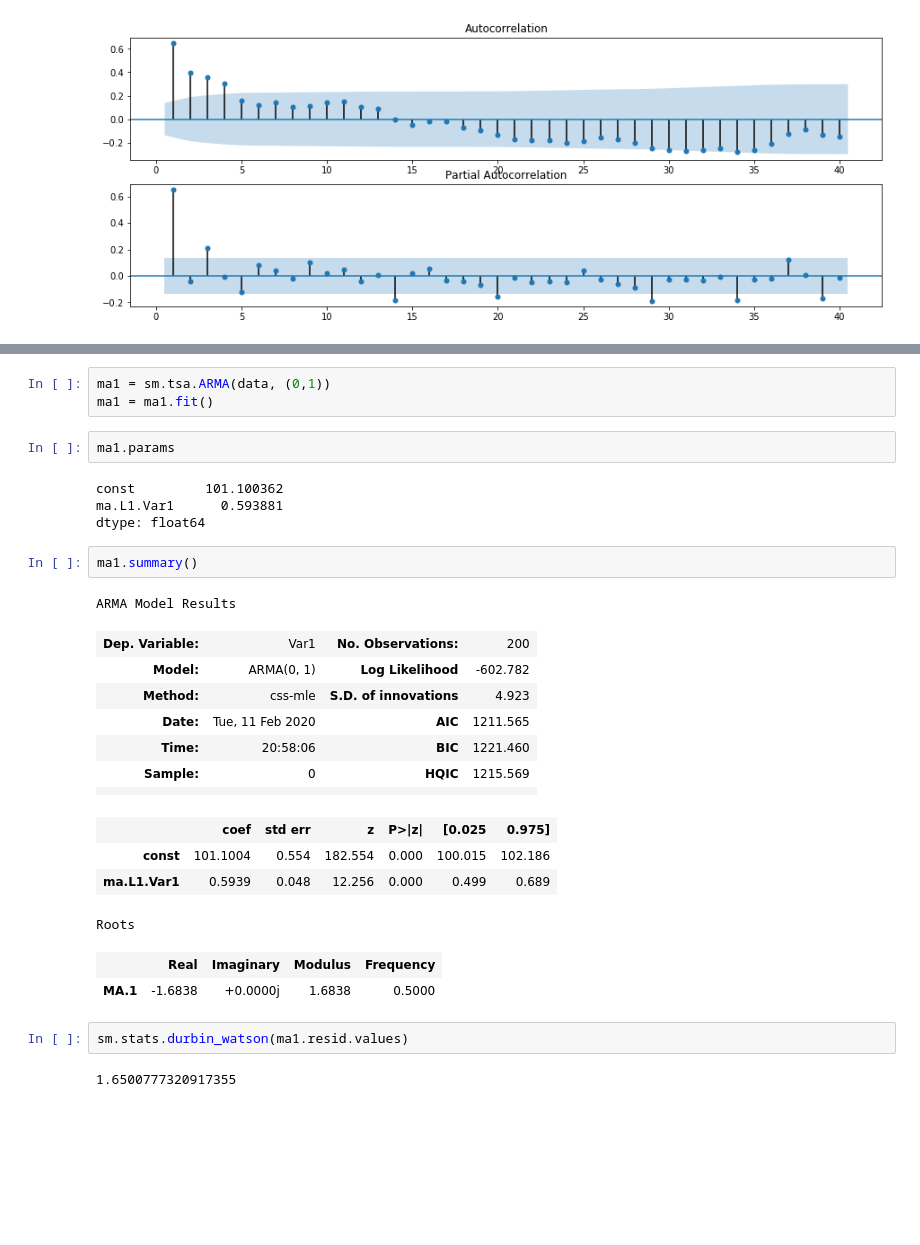
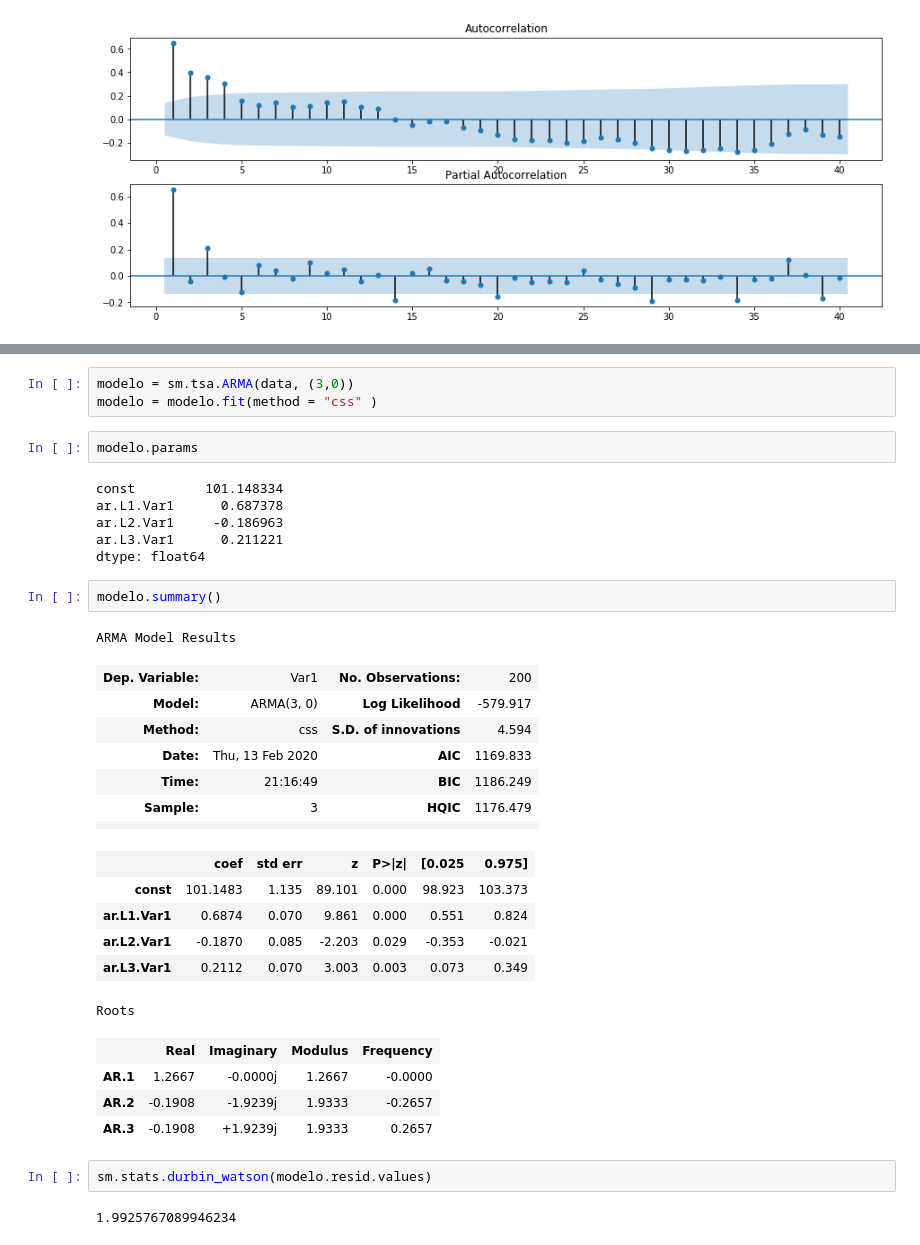
Before and after one commit to GMizuno/analise_de_dados, a Jupyter notebook: Series Temporais/Series Temporais parte 1.ipynb, the cells around one changed output, grey strips where cells are left out. Drawn from its saved outputs; the diff is of its cells as text; blank space fills up the shorter version.

```diff
--- a/Series Temporais/Series Temporais parte 1.ipynb
+++ b/Series Temporais/Series Temporais parte 1.ipynb
@@ -57,31 +75,37 @@ fig = plot_pacf(data['Var1'], lags=40, zero=False, ax=ax2)
 # %%
-ma1 = sm.tsa.ARMA(data, (0,1))
-ma1 = ma1.fit()
+modelo = sm.tsa.ARMA(data, (3,0))
+modelo = modelo.fit(method = "css" )
 # %%
-ma1.params
+modelo.params
 # %% [output]
-const         101.100362
-ma.L1.Var1      0.593881
+const         101.148334
+ar.L1.Var1      0.687378
+ar.L2.Var1     -0.186963
+ar.L3.Var1      0.211221
 dtype: float64
 # %%
-ma1.summary()
+modelo.summary()
 # %% [output]
 ARMA Model Results
 | Dep. Variable: | Var1 | No. Observations: | 200 |
-| Model: | ARMA(0, 1) | Log Likelihood | -602.782 |
-| Method: | css-mle | S.D. of innovations | 4.923 |
-| Date: | Tue, 11 Feb 2020 | AIC | 1211.565 |
-| Time: | 20:58:06 | BIC | 1221.460 |
-| Sample: | 0 | HQIC | 1215.569 |
+| Model: | ARMA(3, 0) | Log Likelihood | -579.917 |
+| Method: | css | S.D. of innovations | 4.594 |
+| Date: | Thu, 13 Feb 2020 | AIC | 1169.833 |
+| Time: | 21:16:49 | BIC | 1186.249 |
+| Sample: | 3 | HQIC | 1176.479 |
 |  |  |  |  |
 |  | coef | std err | z | P>|z| | [0.025 | 0.975] |
-| const | 101.1004 | 0.554 | 182.554 | 0.000 | 100.015 | 102.186 |
-| ma.L1.Var1 | 0.5939 | 0.048 | 12.256 | 0.000 | 0.499 | 0.689 |
+| const | 101.1483 | 1.135 | 89.101 | 0.000 | 98.923 | 103.373 |
+| ar.L1.Var1 | 0.6874 | 0.070 | 9.861 | 0.000 | 0.551 | 0.824 |
+| ar.L2.Var1 | -0.1870 | 0.085 | -2.203 | 0.029 | -0.353 | -0.021 |
+| ar.L3.Var1 | 0.2112 | 0.070 | 3.003 | 0.003 | 0.073 | 0.349 |
 Roots
 |  | Real | Imaginary | Modulus | Frequency |
-| MA.1 | -1.6838 | +0.0000j | 1.6838 | 0.5000 |
+| AR.1 | 1.2667 | -0.0000j | 1.2667 | -0.0000 |
+| AR.2 | -0.1908 | -1.9239j | 1.9333 | -0.2657 |
+| AR.3 | -0.1908 | +1.9239j | 1.9333 | 0.2657 |
 # %%
-sm.stats.durbin_watson(ma1.resid.values)
+sm.stats.durbin_watson(modelo.resid.values)
 # %% [output]
-1.6500777320917355
+1.9925767089946234
 # %%
```
Also changed, not shown: parts of 24 cells of this notebook, 2 other files.
